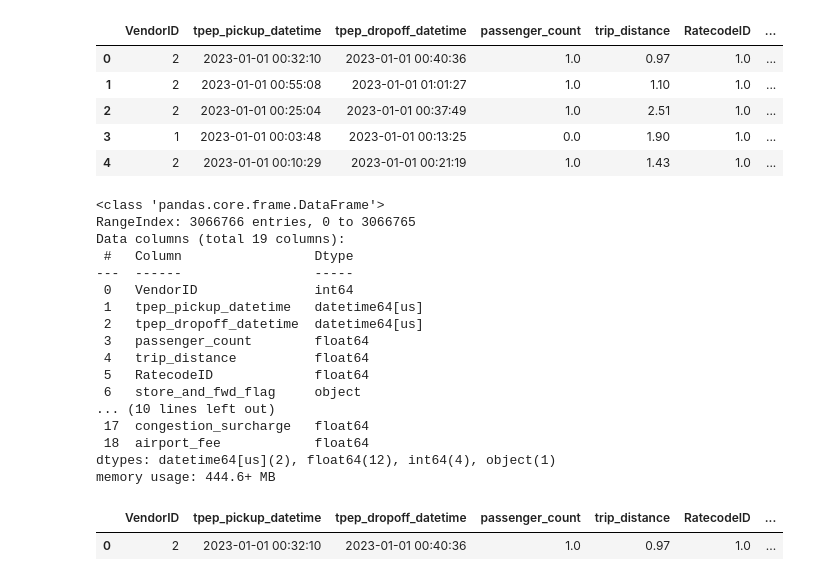
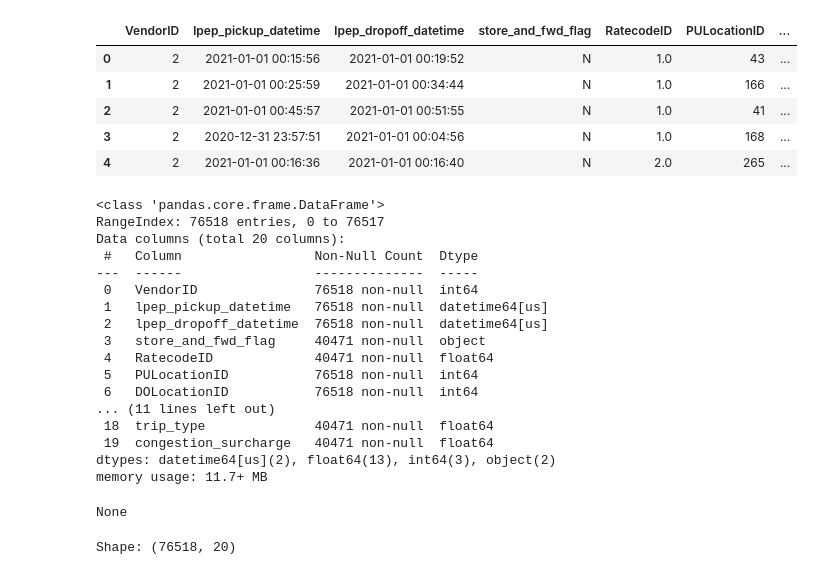
Before and after one commit to dondogecl/mlops_zoomcamp, a Jupyter notebook: 01-introduction/duration_prediction.ipynb, the cells around one changed output. Cells and saved outputs as stored; diff of their text form; code cells hidden in the pictures.

```diff
--- a/01-introduction/duration_prediction.ipynb
+++ b/01-introduction/duration_prediction.ipynb
@@ -11,34 +15,35 @@ file_taxi_february = 'yellow_tripdata_2023-02.parquet'
 # %%
+# create a dataframe
+df = pd.read_parquet(file_green_january, engine='pyarrow')
 
+display(df.head())
 
-# create a dataframe
-df = pd.read_parquet(file_taxi_january, engine='pyarrow')
+display(df.info())
+
+print(f'\nShape: {df.shape}')
+# %% [output]
+|  | VendorID | lpep_pickup_datetime | lpep_dropoff_datetime | store_and_fwd_flag | RatecodeID | PULocationID | ... |
+| 0 | 2 | 2021-01-01 00:15:56 | 2021-01-01 00:19:52 | N | 1.0 | 43 | ... |
+| 1 | 2 | 2021-01-01 00:25:59 | 2021-01-01 00:34:44 | N | 1.0 | 166 | ... |
+| 2 | 2 | 2021-01-01 00:45:57 | 2021-01-01 00:51:55 | N | 1.0 | 41 | ... |
+| 3 | 2 | 2020-12-31 23:57:51 | 2021-01-01 00:04:56 | N | 1.0 | 168 | ... |
+| 4 | 2 | 2021-01-01 00:16:36 | 2021-01-01 00:16:40 | N | 2.0 | 265 | ... |
+<class 'pandas.core.frame.DataFrame'>
+RangeIndex: 76518 entries, 0 to 76517
+Data columns (total 20 columns):
+ #   Column                 Non-Null Count  Dtype
+---  ------                 --------------  -----
+ 0   VendorID               76518 non-null  int64
+ 1   lpep_pickup_datetime   76518 non-null  datetime64[us]
+ 2   lpep_dropoff_datetime  76518 non-null  datetime64[us]
+ 3   store_and_fwd_flag     40471 non-null  object
+ 4   RatecodeID             40471 non-null  float64
+ 5   PULocationID           76518 non-null  int64
+ 6   DOLocationID           76518 non-null  int64
+... (11 lines left out)
+ 18  trip_type              40471 non-null  float64
+ 19  congestion_surcharge   40471 non-null  float64
+dtypes: datetime64[us](2), float64(13), int64(3), object(2)
+memory usage: 11.7+ MB
+None
+Shape: (76518, 20)
-# %%
-df.head()
-# %% [output]
-|  | VendorID | tpep_pickup_datetime | tpep_dropoff_datetime | passenger_count | trip_distance | RatecodeID | ... |
-| 0 | 2 | 2023-01-01 00:32:10 | 2023-01-01 00:40:36 | 1.0 | 0.97 | 1.0 | ... |
-| 1 | 2 | 2023-01-01 00:55:08 | 2023-01-01 01:01:27 | 1.0 | 1.10 | 1.0 | ... |
-| 2 | 2 | 2023-01-01 00:25:04 | 2023-01-01 00:37:49 | 1.0 | 2.51 | 1.0 | ... |
-| 3 | 1 | 2023-01-01 00:03:48 | 2023-01-01 00:13:25 | 0.0 | 1.90 | 1.0 | ... |
-| 4 | 2 | 2023-01-01 00:10:29 | 2023-01-01 00:21:19 | 1.0 | 1.43 | 1.0 | ... |
-# %%
-df.info()
-# %% [output]
-<class 'pandas.core.frame.DataFrame'>
-RangeIndex: 3066766 entries, 0 to 3066765
-Data columns (total 19 columns):
- #   Column                 Dtype
----  ------                 -----
- 0   VendorID               int64
- 1   tpep_pickup_datetime   datetime64[us]
- 2   tpep_dropoff_datetime  datetime64[us]
- 3   passenger_count        float64
- 4   trip_distance          float64
- 5   RatecodeID             float64
- 6   store_and_fwd_flag     object
-... (10 lines left out)
- 17  congestion_surcharge   float64
- 18  airport_fee            float64
-dtypes: datetime64[us](2), float64(12), int64(4), object(1)
-memory usage: 444.6+ MB
@@ -47,5 +49,0 @@ df['duration'] = df.tpep_dropoff_datetime - df.tpep_pickup_datetime
-# %%
-df.head(1)
-# %% [output]
-|  | VendorID | tpep_pickup_datetime | tpep_dropoff_datetime | passenger_count | trip_distance | RatecodeID | ... |
-| 0 | 2 | 2023-01-01 00:32:10 | 2023-01-01 00:40:36 | 1.0 | 0.97 | 1.0 | ... |
```
Also changed, not shown: parts of 31 cells of this notebook, 1 other file.
